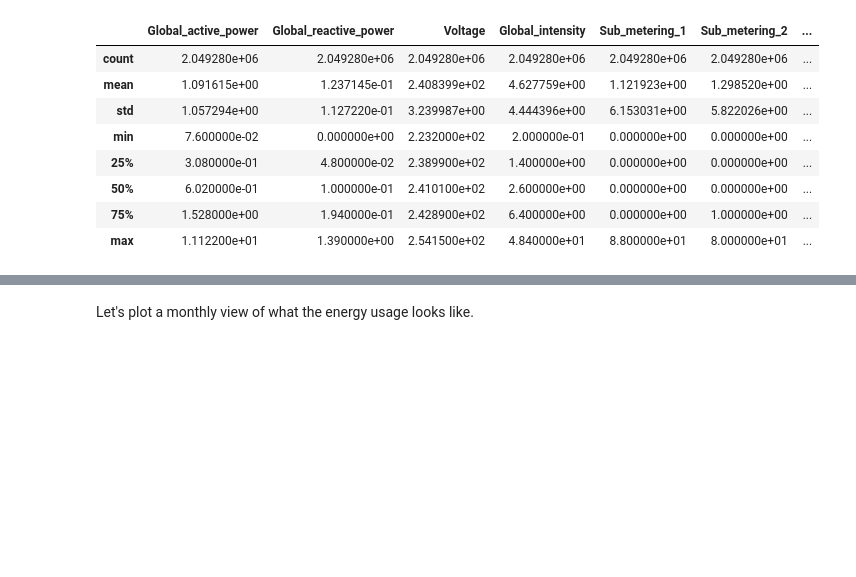
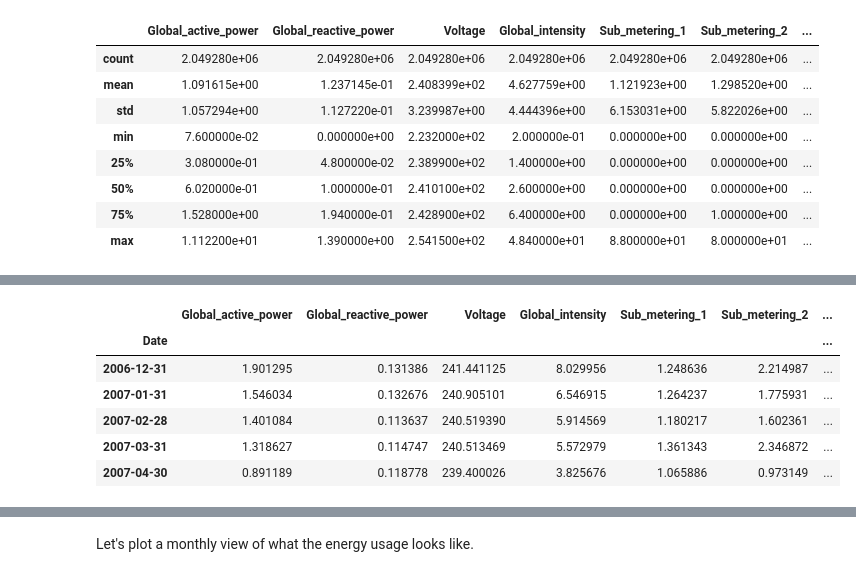
Before and after one commit to JayThibs/Household_Power_Consumption, a Jupyter notebook: Household Power Consumption.ipynb, the cells around one changed output, grey strips where cells are left out. Cells and saved outputs as stored; diff of their text form; code cells hidden in the pictures; blank space fills up the shorter version.

```diff
--- a/Household Power Consumption.ipynb
+++ b/Household Power Consumption.ipynb
@@ -70,0 +91,10 @@ df['Global_active_power'].hist()
+# %%
+df_monthly.head()
+# %% [output]
+|  | Global_active_power | Global_reactive_power | Voltage | Global_intensity | Sub_metering_1 | Sub_metering_2 | ... |
+| Date |  |  |  |  |  |  | ... |
+| 2006-12-31 | 1.901295 | 0.131386 | 241.441125 | 8.029956 | 1.248636 | 2.214987 | ... |
+| 2007-01-31 | 1.546034 | 0.132676 | 240.905101 | 6.546915 | 1.264237 | 1.775931 | ... |
+| 2007-02-28 | 1.401084 | 0.113637 | 240.519390 | 5.914569 | 1.180217 | 1.602361 | ... |
+| 2007-03-31 | 1.318627 | 0.114747 | 240.513469 | 5.572979 | 1.361343 | 2.346872 | ... |
+| 2007-04-30 | 0.891189 | 0.118778 | 239.400026 | 3.825676 | 1.065886 | 0.973149 | ... |
```
Also changed, not shown: parts of 5 cells of this notebook.
